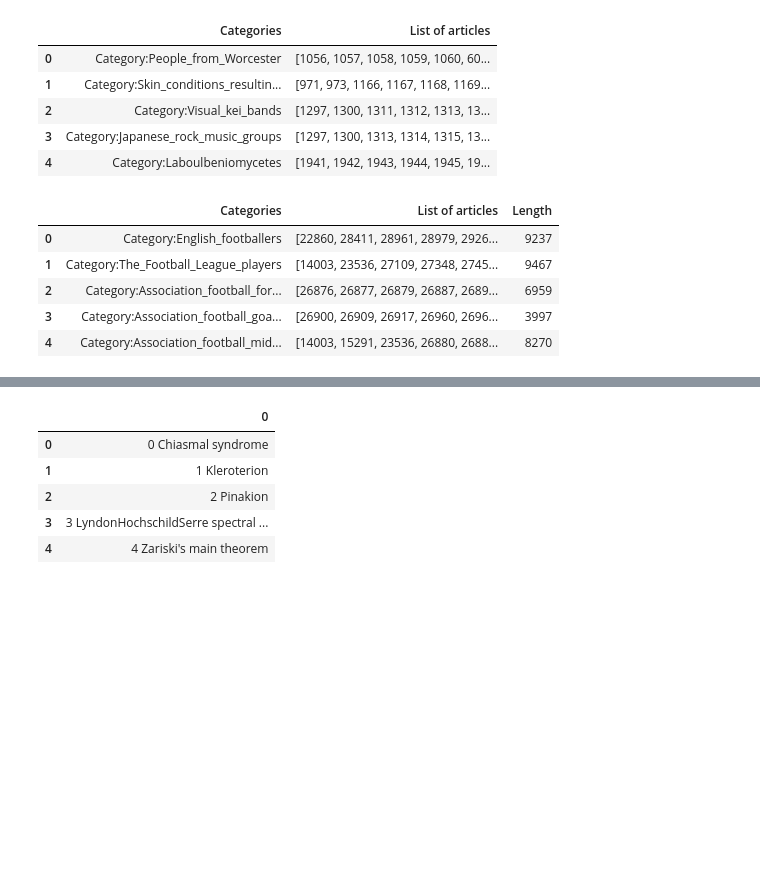
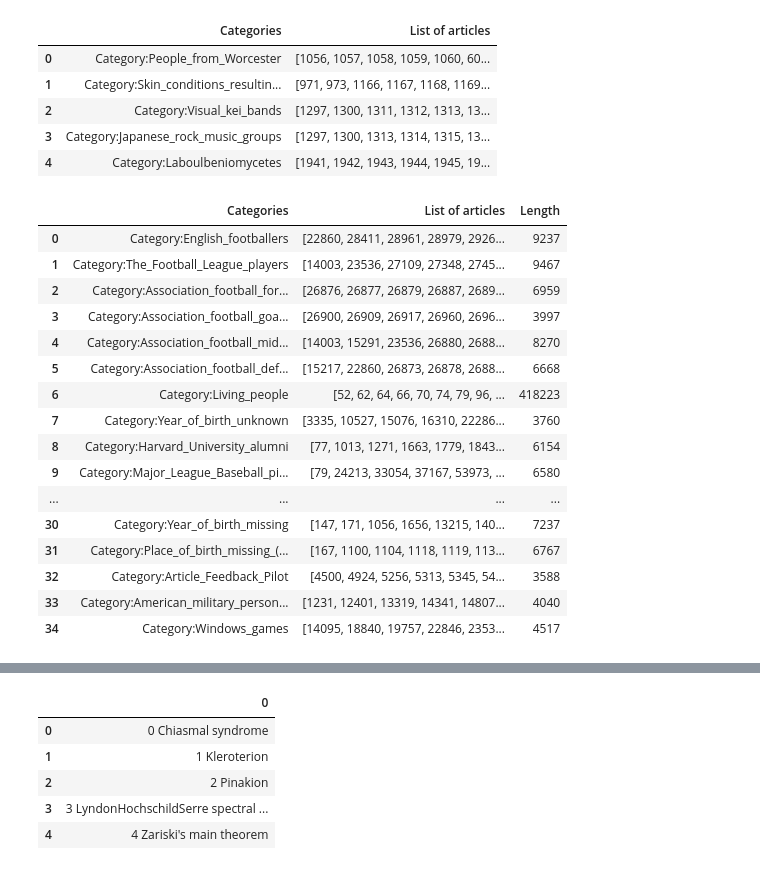
Before and after one commit to flaminia/ADM-HW5-Group-33, a Jupyter notebook: homework_5.ipynb, the cells around one changed output, grey strips where cells are left out. Cells and saved outputs as stored; diff of their text form; code cells hidden in the pictures; blank space fills up the shorter version.

```diff
--- a/homework_5.ipynb
+++ b/homework_5.ipynb
@@ -64,22 +64,33 @@ df_full.head()
 # %%
 l = []
 for item in df_full['List of articles']:
     l.append(len(item))
 
 df_full['Length'] = pd.Series(l)
 
 df_full = df_full[df_full.Length > 3500] # Remove items with lenght < 3500
 
 df_full.index = pd.np.arange(0,len(df_full)) # Reindex
 
-df_full.head()
+df_full
 # %% [output]
 |  | Categories | List of articles | Length |
 | 0 | Category:English_footballers | [22860, 28411, 28961, 28979, 2926... | 9237 |
 | 1 | Category:The_Football_League_players | [14003, 23536, 27109, 27348, 2745... | 9467 |
 | 2 | Category:Association_football_for... | [26876, 26877, 26879, 26887, 2689... | 6959 |
 | 3 | Category:Association_football_goa... | [26900, 26909, 26917, 26960, 2696... | 3997 |
 | 4 | Category:Association_football_mid... | [14003, 15291, 23536, 26880, 2688... | 8270 |
+| 5 | Category:Association_football_def... | [15217, 22860, 26873, 26878, 2688... | 6668 |
+| 6 | Category:Living_people | [52, 62, 64, 66, 70, 74, 79, 96, ... | 418223 |
+| 7 | Category:Year_of_birth_unknown | [3335, 10527, 15076, 16310, 22286... | 3760 |
+| 8 | Category:Harvard_University_alumni | [77, 1013, 1271, 1663, 1779, 1843... | 6154 |
+| 9 | Category:Major_League_Baseball_pi... | [79, 24213, 33054, 37167, 53973, ... | 6580 |
+| ... | ... | ... | ... |
+| 30 | Category:Year_of_birth_missing | [147, 171, 1056, 1656, 13215, 140... | 7237 |
+| 31 | Category:Place_of_birth_missing_(... | [167, 1100, 1104, 1118, 1119, 113... | 6767 |
+| 32 | Category:Article_Feedback_Pilot | [4500, 4924, 5256, 5313, 5345, 54... | 3588 |
+| 33 | Category:American_military_person... | [1231, 12401, 13319, 14341, 14807... | 4040 |
+| 34 | Category:Windows_games | [14095, 18840, 19757, 22846, 2353... | 4517 |
 # %%
 dict_df_full = df_full['List of articles'].to_dict()
 dict_df_full
```
Also changed, not shown: parts of 12 cells of this notebook, 1 other file.
